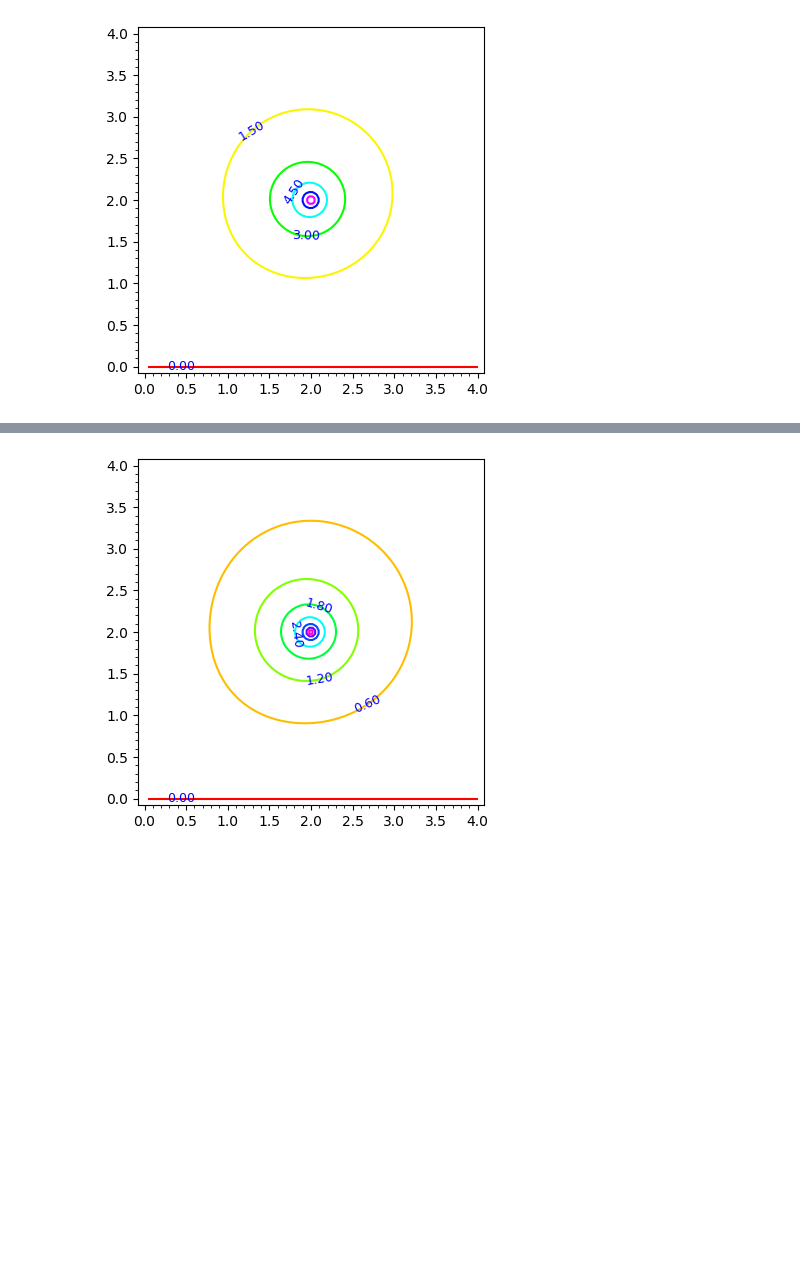
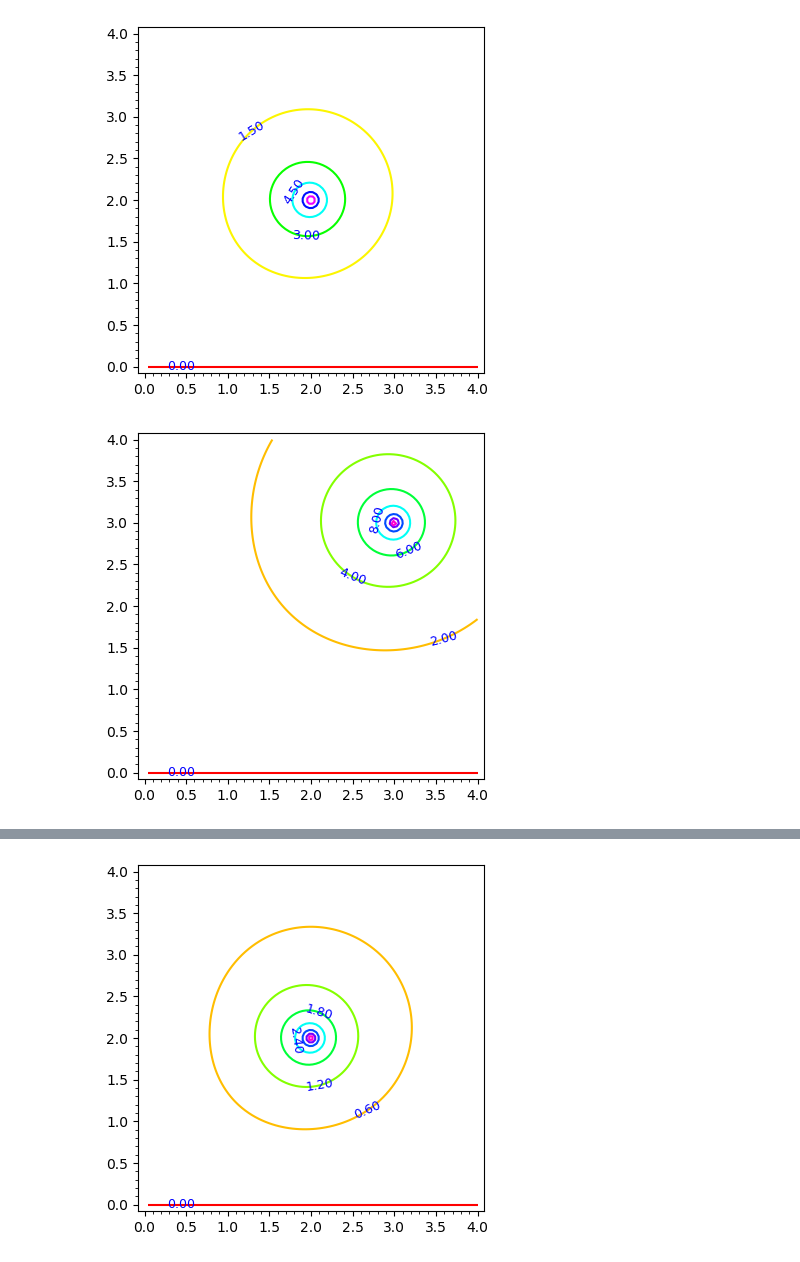
Before and after one commit to daju1/articles, a Jupyter notebook: electrostatic_vector_potential/Vector_potential_of_a_precessing_magnetic_dipole.ipynb, the cells around one changed output, grey strips where cells are left out. Drawn from its saved outputs; the diff is of its cells as text; code cells hidden in the pictures; blank space fills up the shorter version.

```diff
--- a/electrostatic_vector_potential/Vector_potential_of_a_precessing_magnetic_dipole.ipynb
+++ b/electrostatic_vector_potential/Vector_potential_of_a_precessing_magnetic_dipole.ipynb
@@ -407,6 +415,10 @@ $\displaystyle {\left(\frac{r_{m} \sqrt{\frac{r_{a}^{2}}{r_{m}^{2}} + \frac{2 \,
 contour_plot(Kerm_dipol(rm = 2, ra=r_a, zm = 2, za=z_a), (r_a,0,4), (z_a,0,4), fill=False, cmap='hsv', labels=True)
 # %% [output]
 [figure]
+# %%
+contour_plot(Kerm_dipol(rm = 3, ra=r_a, zm = 3, za=z_a), (r_a,0,4), (z_a,0,4), fill=False, cmap='hsv', labels=True)
+# %% [output]
+[figure, added]
 # %%
 Kern_dipol = lambda rm, ra, zm, za : \
            + Jm_phi(rm, ra, +zm, za) \
```
Also changed, not shown: parts of 6 cells of this notebook.
